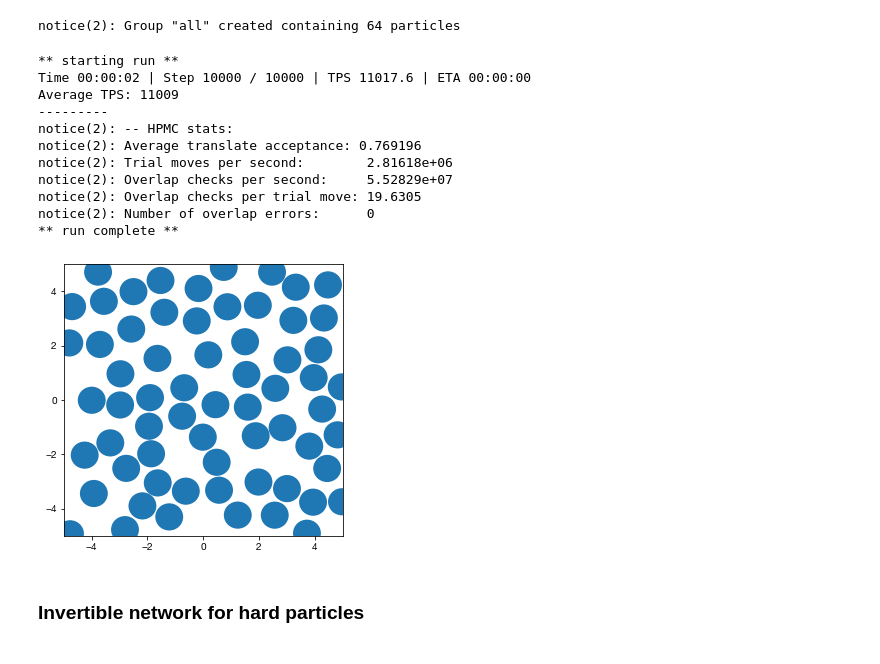
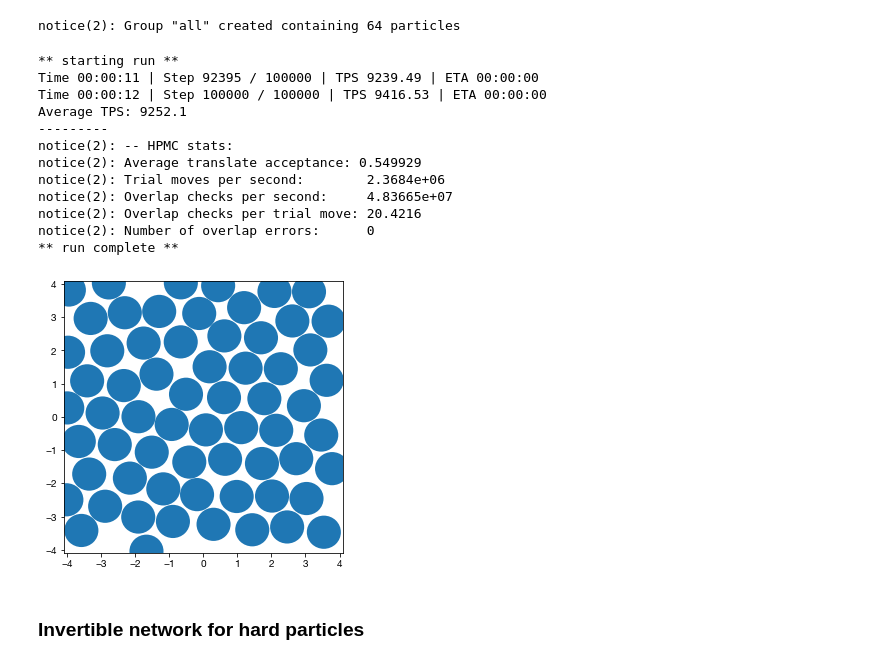
Before and after one commit to jglaser/hoomd_boltzmann, a Jupyter notebook: hoomd_boltzmann.ipynb, the cells around one changed output. Drawn from its saved outputs; the diff is of its cells as text; code cells hidden in the pictures.

Commit message:
update hoomd training notebook

```diff
--- a/hoomd_boltzmann.ipynb
+++ b/hoomd_boltzmann.ipynb
@@ -21,10 +21,17 @@ You are using HPMC. Please cite the following:
 -----
 HOOMD-blue is running on the CPU
 <hoomd.context.SimulationContext at 0x...>
+# %%
+import numpy as np
+phi = 0.75 # packing fraction
+sigma = 1
+N = 64
+L = (N*(np.pi*0.25*sigma**2)/phi)**0.5
 # %%
-box = hoomd.data.boxdim(L=10,dimensions=2)
-snap = hoomd.data.make_snapshot(N=64,particle_types=['A'],box=box)
-snap.particles.position[:] = [(i,j,0) for i in range(-4,4) for j in range(-4,4)]
+box = hoomd.data.boxdim(L=L,dimensions=2)
+snap = hoomd.data.make_snapshot(N=N,particle_types=['A'],box=box)
+a = L/np.sqrt(N)
+snap.particles.position[:] = [(i,j,0) for i in np.arange(-L/2,L/2,a) for j in np.arange(-L/2,L/2,a)]
 # %%
 system = hoomd.init.read_snapshot(snap)
 # %% [output]
@@ -41,34 +48,35 @@ mc.set_params(d=0.1)
 # %%
-hoomd.run(10000)
+hoomd.run(100000)
 # %% [output]
 ** starting run **
-Time 00:00:02 | Step 10000 / 10000 | TPS 11017.6 | ETA 00:00:00
-Average TPS: 11009
+Time 00:00:11 | Step 92395 / 100000 | TPS 9239.49 | ETA 00:00:00
+Time 00:00:12 | Step 100000 / 100000 | TPS 9416.53 | ETA 00:00:00
+Average TPS: 9252.1
 ---------
 notice(2): -- HPMC stats:
-notice(2): Average translate acceptance: 0.769196
-notice(2): Trial moves per second:        2.81618e+06
-notice(2): Overlap checks per second:     5.52829e+07
-notice(2): Overlap checks per trial move: 19.6305
+notice(2): Average translate acceptance: 0.549929
+notice(2): Trial moves per second:        2.3684e+06
+notice(2): Overlap checks per second:     4.83665e+07
+notice(2): Overlap checks per trial move: 20.4216
 notice(2): Number of overlap errors:      0
 ** run complete **
 # %%
 snap = system.take_snapshot()
 # %%
-def plot_config(pts):
+def plot_config(pts,L=1):
     fig, ax = plt.subplots()
     fig.set_size_inches(5,5)
     circles = [plt.Circle(p,.5) for p in pts]
     for c in circles:
         ax.add_patch(c)
-    ax.set_xlim(-system.box.Lx/2,system.box.Lx/2)
-    ax.set_ylim(-system.box.Ly/2,system.box.Ly/2)
+    ax.set_xlim(-L/2,L/2)
+    ax.set_ylim(-L/2,L/2)
 # %%
 import matplotlib.pyplot as plt
 pts = snap.particles.position[:]
-plot_config(pts)
+plot_config(pts,L=system.box.Lx)
 # %% [output]
-[figure, old version]
+[figure, new version]
 # %% [markdown]
 ### Invertible network for hard particles
 # %%
```
Also changed, not shown: parts of 29 cells of this notebook.
